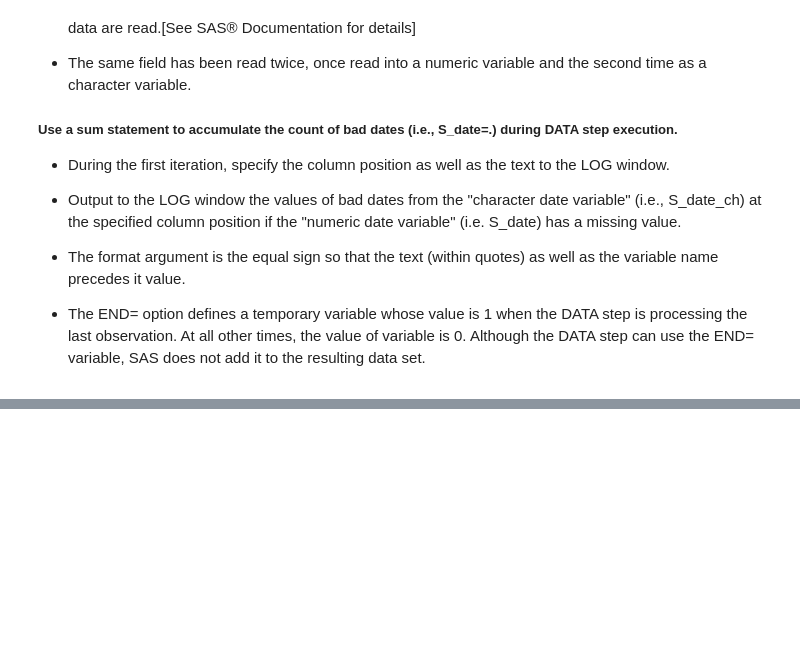
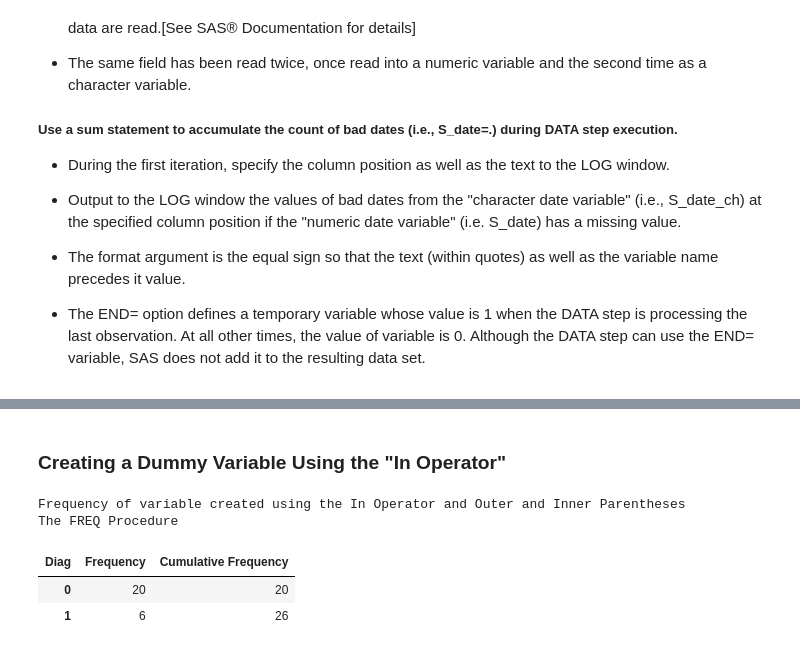
Before and after one commit to ProcJimi/curriculum, a Jupyter notebook: Week3/Week3_Part2.ipynb, the cells around one changed output, grey strips where cells are left out. Saved outputs shown, nothing was run; the diff lists cells and outputs as text; code cells hidden in the pictures; blank space fills up the shorter version.

```diff
--- a/Week3/Week3_Part2.ipynb
+++ b/Week3/Week3_Part2.ipynb
@@ -448,0 +494,29 @@ run;
+# %% [markdown]
+### Creating a Dummy Variable Using the "In Operator"
+# %%
+/*Creating an 1/0 Dummy Variable Using the In Operator  and
+  Outer and Inner Parentheses */
+
+*Ex24_In_Operator_Two_Parens.sas (Part 2);
+data work.have2;
+input icd9code @@ ;
+Diag = (icd9code in (250, 3572, 3620, 648, 36641, 4280));
+datalines;
+250 3572 3620 648 36641 4280
+29620 29621 29623 29624 29625
+29630 29631 29632 29633 29634 29635
+2980 3004 3091 311
+4912 4932 496 5064
+493
+;
+title1 'Frequency of variable created using the In Operator and Outer and Inner Parentheses ';
+proc freq data=work.Have2;
+ tables diag/nopercent;
+run;
+title1;
+# %% [output]
+Frequency of variable created using the In Operator and Outer and Inner Parentheses
+The FREQ Procedure
+| Diag | Frequency | Cumulative Frequency |
+| 0 | 20 | 20 |
+| 1 | 6 | 26 |
```
Also changed, not shown: parts of 10 cells of this notebook, 5 other files.
